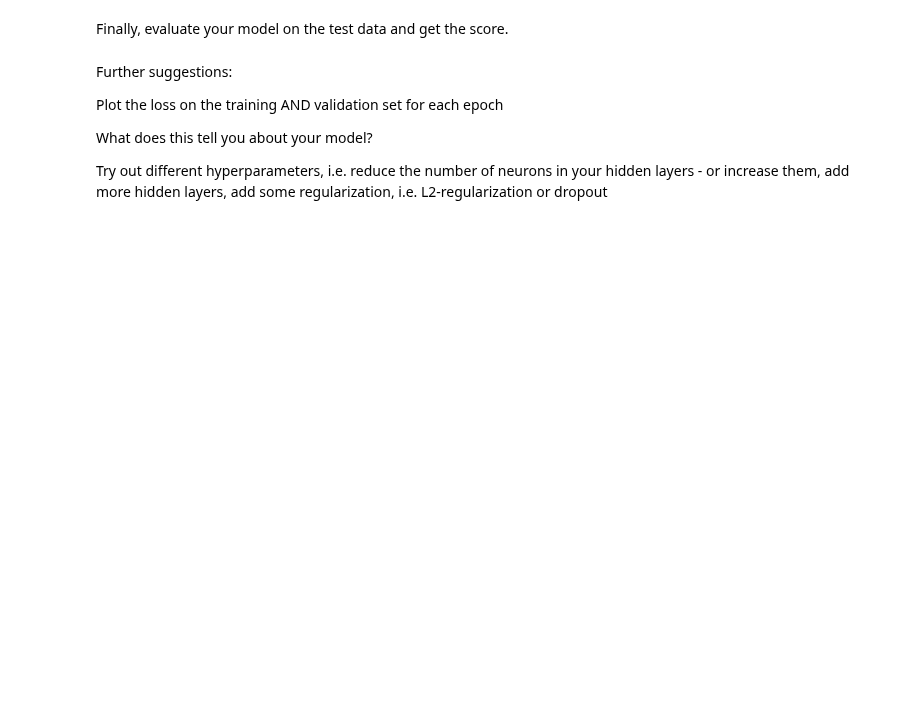
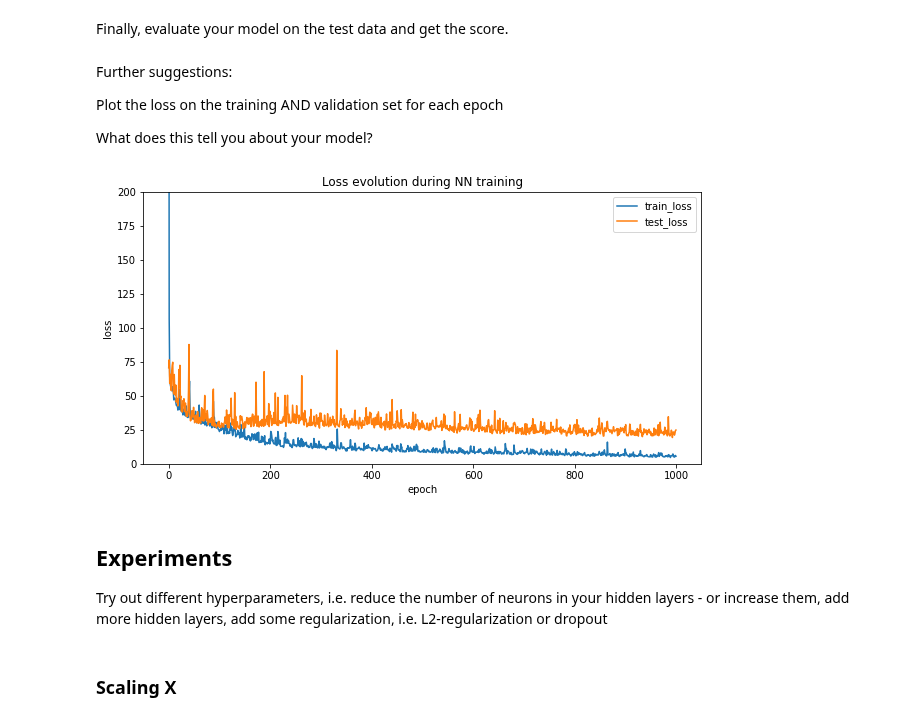
Before and after one commit to mlukan/GDA3B2021, a Jupyter notebook: NN/Quest_NN_1.ipynb, the cells around one changed output. Cells and saved outputs as stored; diff of their text form; code cells hidden in the pictures; blank space fills up the shorter version.

```diff
--- a/NN/Quest_NN_1.ipynb
+++ b/NN/Quest_NN_1.ipynb
@@ -37,8 +37,14 @@ Shape of test labels:       (102, 1)
 Build a very simple sequential model with three [dense](https://medium.com/datathings/dense-layers-explained-in-a-simple-way-62fe1db0ed75) layers - one input layer for the features, one hidden layer and one output layer for the price prediction. Equip the hidden layers with 64 neurons. How many nodes does the output layer need? An what activation function? Make the input and the hidden layer use [ReLu](https://machinelearningmastery.com/rectified-linear-activation-function-for-deep-learning-neural-networks/) as your activation function.
 # %%
 # your code
+import numpy as np
 from tensorflow.keras.models import Sequential
 from tensorflow.keras.layers import Dense, Dropout
+
+nn=Sequential()
+nn.add(Dense(64,input_dim=13, activation='relu'))
+nn.add(Dense(64,activation='relu'))
+nn.add(Dense(1))
 # %% [markdown]
 Print the model summary to get an overview of it in the cell below.
 # %%
@@ -48,5 +70,8 @@ Now, compile your model. For the sake of simplicity, use Mean Squared Error both
 # %%
 from tensorflow.keras.optimizers import Adam
 # your code
+opt = Adam(0.001)
+
+nn.compile(optimizer=opt, loss='mean_squared_error')
 # %% [markdown]
 Fit the model on the train data. 1000 epochs should be more than enough.
@@ -54,0 +78,9 @@ Fit the model on the train data. 1000 epochs should be more than enough.
+# %%
+%%time
+nnstory=nn.fit(X_train,
+        y_train,
+      epochs=1000,
+        batch_size=20,
+       validation_data=(X_test,y_test),
+       verbose=0
+      )
@@ -58,0 +92,13 @@ Finally, evaluate your model on the test data and get the score.
+# %%
+# your code:
+import matplotlib.pyplot as plt
+def show_history(story):
+    fig, (ax2) = plt.subplots(1)
+    fig.set_size_inches(10, 5)
+    ax2.plot(story.history['loss'])
+    ax2.plot(story.history['val_loss'])
+    ax2.set(xlabel='epoch', ylabel='loss')
+    ax2.legend(['train_loss', 'test_loss'], loc='best')
+    ax2.set_title('Loss evolution during NN training')
+    ax2.set_ylim(0,200)
+    plt.show()
@@ -58,0 +109,11 @@ Finally, evaluate your model on the test data and get the score.
+# %% [markdown]
+Further suggestions:
+
+Plot the loss on the training AND validation set for each epoch
+
+What does this tell you about your model?
+# %%
+#plot the history using the above defined function show_history( )
+show_history(nnstory)
+# %% [output]
+[figure, added]
@@ -59,8 +122,5 @@ Finally, evaluate your model on the test data and get the score.
 # %% [markdown]
-Further suggestions:
-
-Plot the loss on the training AND validation set for each epoch
-
-What does this tell you about your model?
-
+## Experiments
 Try out different hyperparameters, i.e. reduce the number of neurons in your hidden layers - or increase them, add more hidden layers, add some regularization, i.e. L2-regularization or dropout
+# %% [markdown]
+### Scaling X
```
Also changed, not shown: parts of 12 cells of this notebook, 1 other file.
